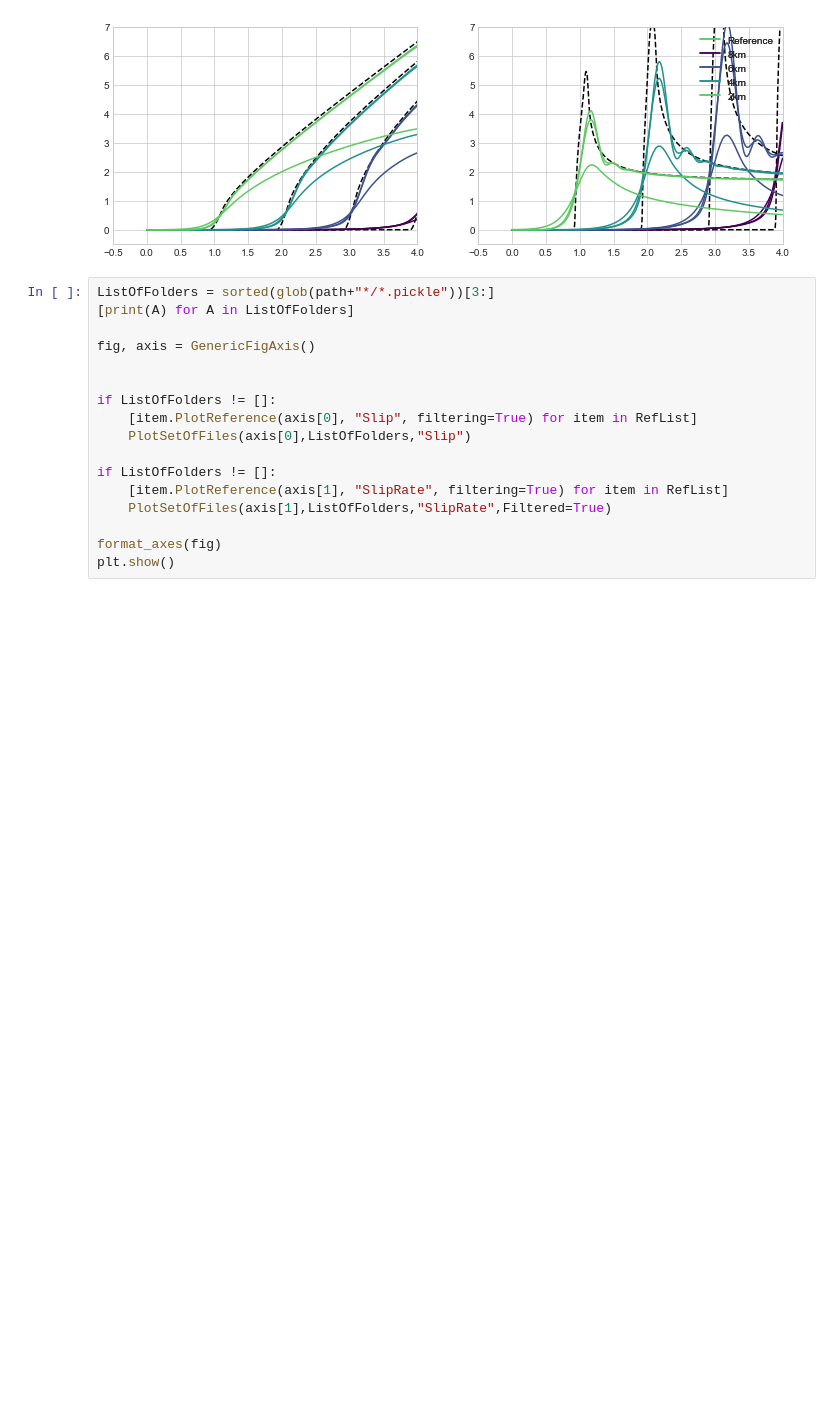
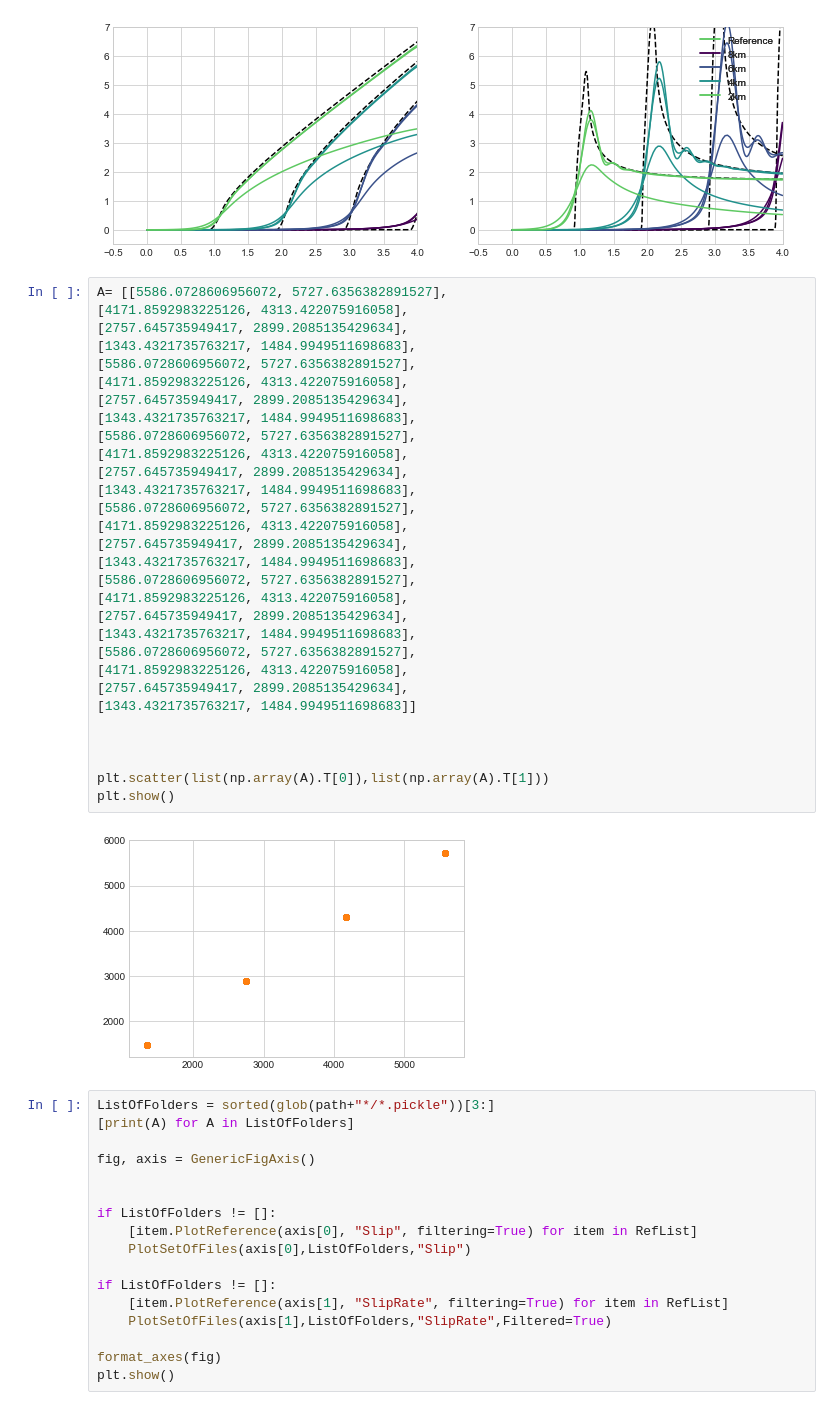
Before and after one commit to Nicolucas/TEAR, a Jupyter notebook: PythonCodes/[SSC]Tilting/SSC_TiltingProfiles-202011.ipynb, the cells around one changed output. Drawn from its saved outputs; the diff is of its cells as text; blank space fills up the shorter version.

Commit message:
Plot of receivers and twins

```diff
--- a/PythonCodes/[SSC]Tilting/SSC_TiltingProfiles-202011.ipynb
+++ b/PythonCodes/[SSC]Tilting/SSC_TiltingProfiles-202011.ipynb
@@ -171,6 +171,38 @@ plt.show()
 [2757.645735949417, 2899.2085135429634]
 [1343.4321735763217, 1484.9949511698683]
 [figure]
+# %%
+A= [[5586.0728606956072, 5727.6356382891527],
+[4171.8592983225126, 4313.422075916058],
+[2757.645735949417, 2899.2085135429634],
+[1343.4321735763217, 1484.9949511698683],
+[5586.0728606956072, 5727.6356382891527],
+[4171.8592983225126, 4313.422075916058],
+[2757.645735949417, 2899.2085135429634],
+[1343.4321735763217, 1484.9949511698683],
+[5586.0728606956072, 5727.6356382891527],
+[4171.8592983225126, 4313.422075916058],
+[2757.645735949417, 2899.2085135429634],
+[1343.4321735763217, 1484.9949511698683],
+[5586.0728606956072, 5727.6356382891527],
+[4171.8592983225126, 4313.422075916058],
+[2757.645735949417, 2899.2085135429634],
+[1343.4321735763217, 1484.9949511698683],
+[5586.0728606956072, 5727.6356382891527],
+[4171.8592983225126, 4313.422075916058],
+[2757.645735949417, 2899.2085135429634],
+[1343.4321735763217, 1484.9949511698683],
+[5586.0728606956072, 5727.6356382891527],
+[4171.8592983225126, 4313.422075916058],
+[2757.645735949417, 2899.2085135429634],
+[1343.4321735763217, 1484.9949511698683]]
+
+
+
+plt.scatter(list(np.array(A).T[0]),list(np.array(A).T[1]))
+plt.show()
+# %% [output]
+[figure, added]
 # %%
 ListOfFolders = sorted(glob(path+"*/*.pickle"))[3:]
 [print(A) for A in ListOfFolders]
```
Also changed, not shown: parts of 1 cell of this notebook.
